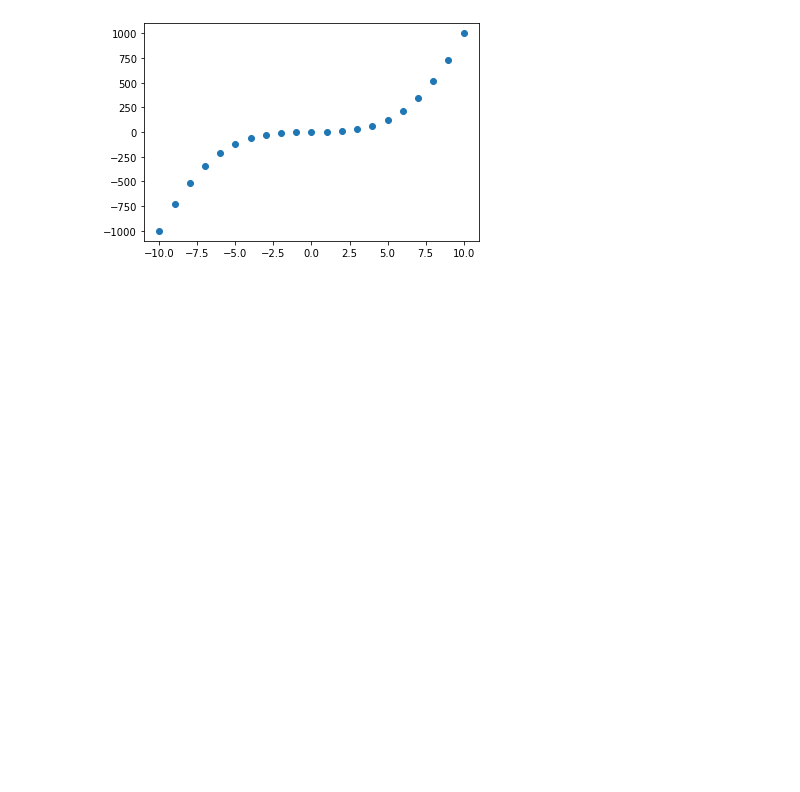
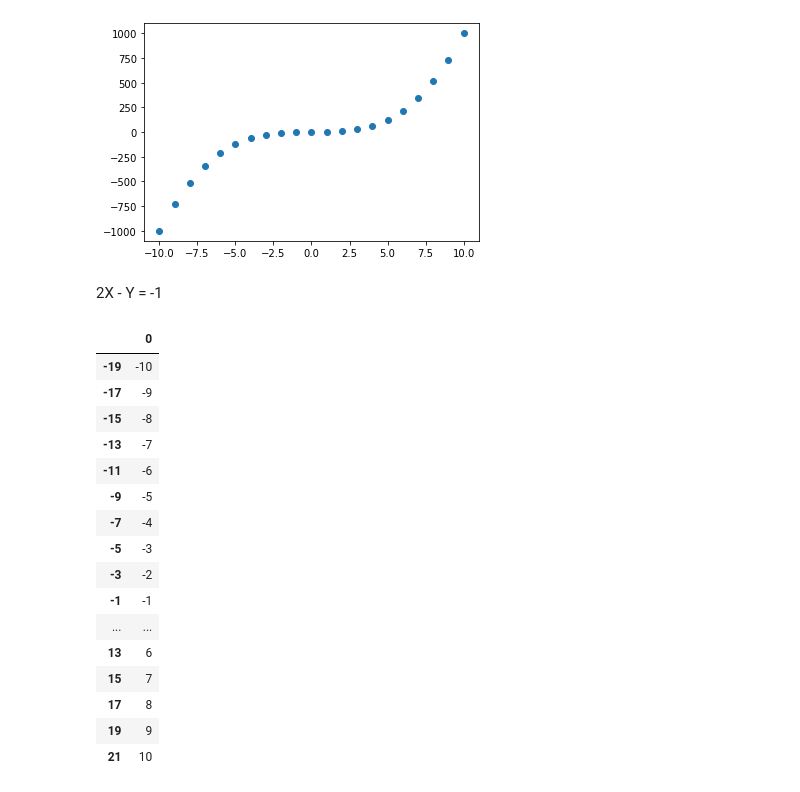
Before and after one commit to kenyihq/math-exercise, a Jupyter notebook: exercise.ipynb, the cells around one changed output. Cells and saved outputs as stored; diff of their text form; code cells hidden in the pictures; blank space fills up the shorter version.

```diff
--- a/exercise.ipynb
+++ b/exercise.ipynb
@@ -136,3 +136,29 @@ plt.scatter(x,y)
 # %% [output]
 <matplotlib.collections.PathCollection at 0x...>
 [figure]
+# %% [markdown]
+2X - Y = -1
+# %%
+# Ya tenemos declarado la variable independiente X,
+y = (2*x) + 1
+
+# Tabulación
+pd.DataFrame(x,y)
+# %% [output]
+|  | 0 |
+| -19 | -10 |
+| -17 | -9 |
+| -15 | -8 |
+| -13 | -7 |
+| -11 | -6 |
+| -9 | -5 |
+| -7 | -4 |
+| -5 | -3 |
+| -3 | -2 |
+| -1 | -1 |
+| ... | ... |
+| 13 | 6 |
+| 15 | 7 |
+| 17 | 8 |
+| 19 | 9 |
+| 21 | 10 |
```
Also changed, not shown: parts of 1 cell of this notebook.
